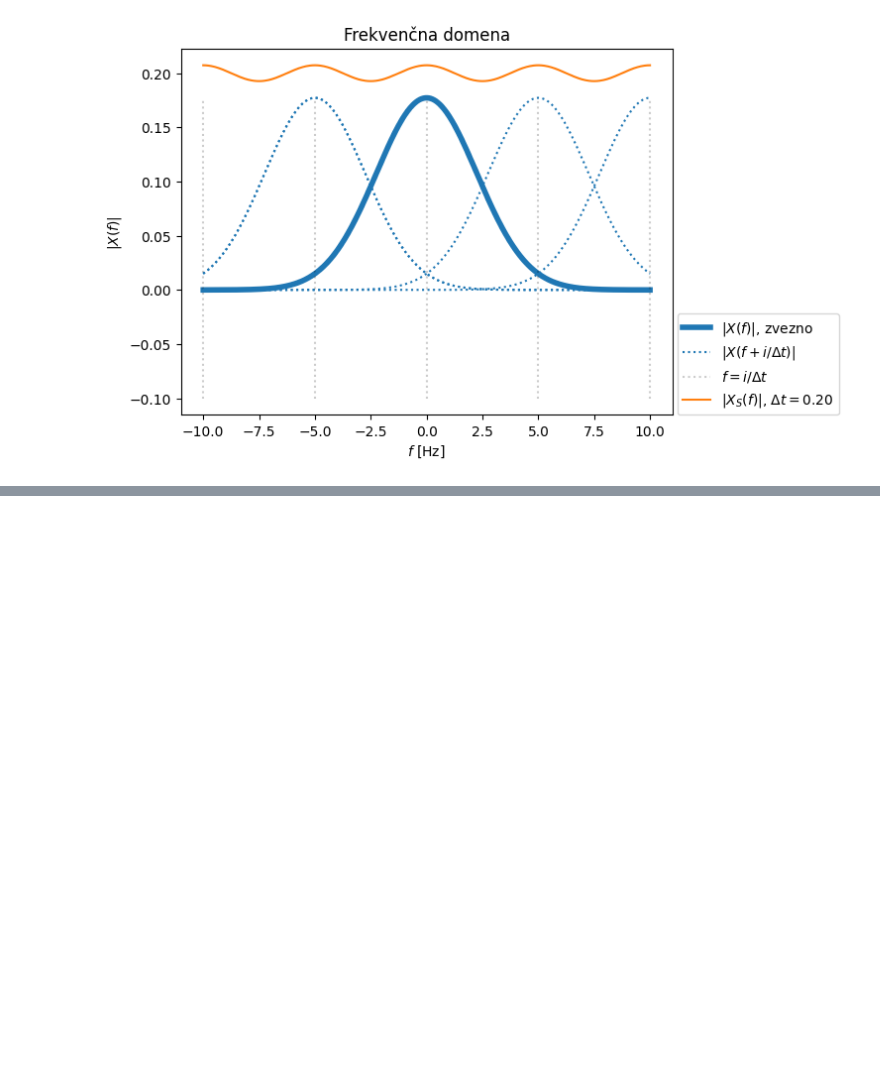
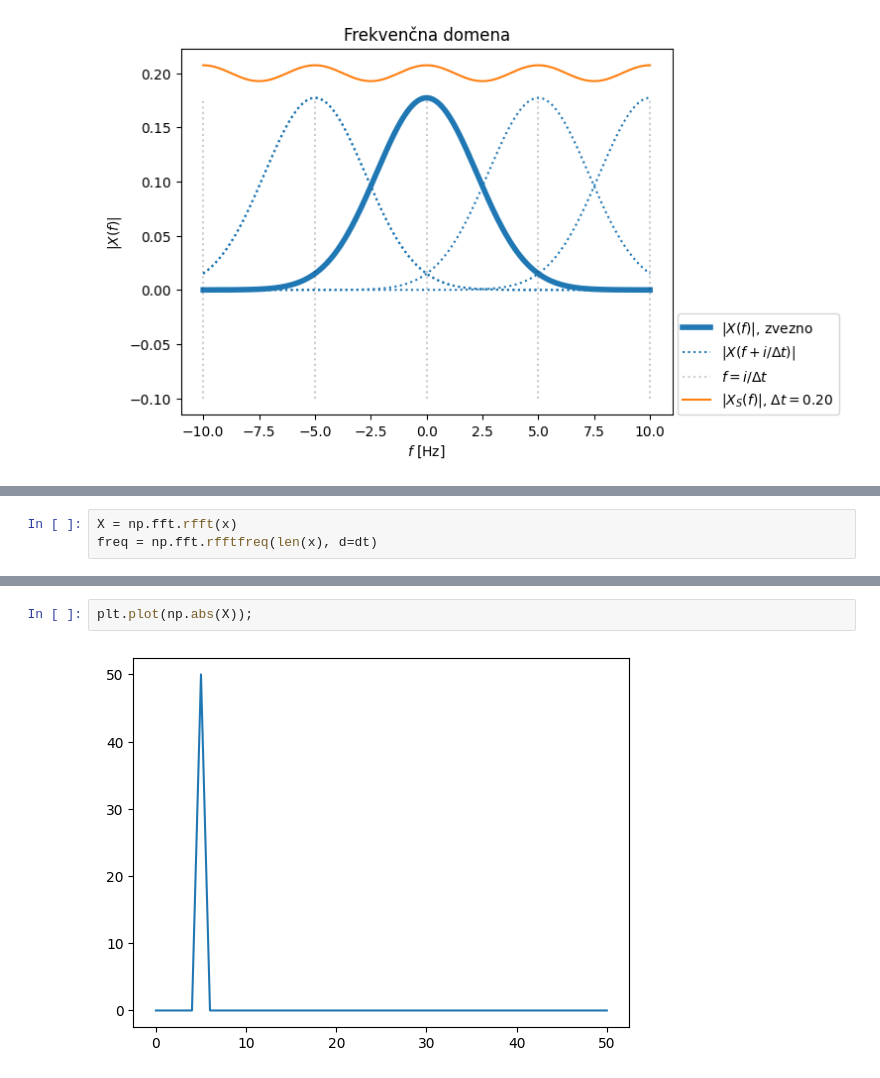
Before and after one commit to jankoslavic/procesiranje_signalov, a Jupyter notebook: _sources/notebooks/Untitled.ipynb, the cells around one changed output, grey strips where cells are left out. Drawn from its saved outputs; the diff is of its cells as text; blank space fills up the shorter version.

```diff
--- a/_sources/notebooks/Untitled.ipynb
+++ b/_sources/notebooks/Untitled.ipynb
@@ -77,0 +141,3 @@ plt.show()
+# %%
+X = np.fft.rfft(x)
+freq = np.fft.rfftfreq(len(x), d=dt)
@@ -77,0 +151,4 @@ plt.show()
+# %%
+plt.plot(np.abs(X));
+# %% [output]
+[figure, added]
```
Also changed, not shown: parts of 30 cells of this notebook, 15 other files.
